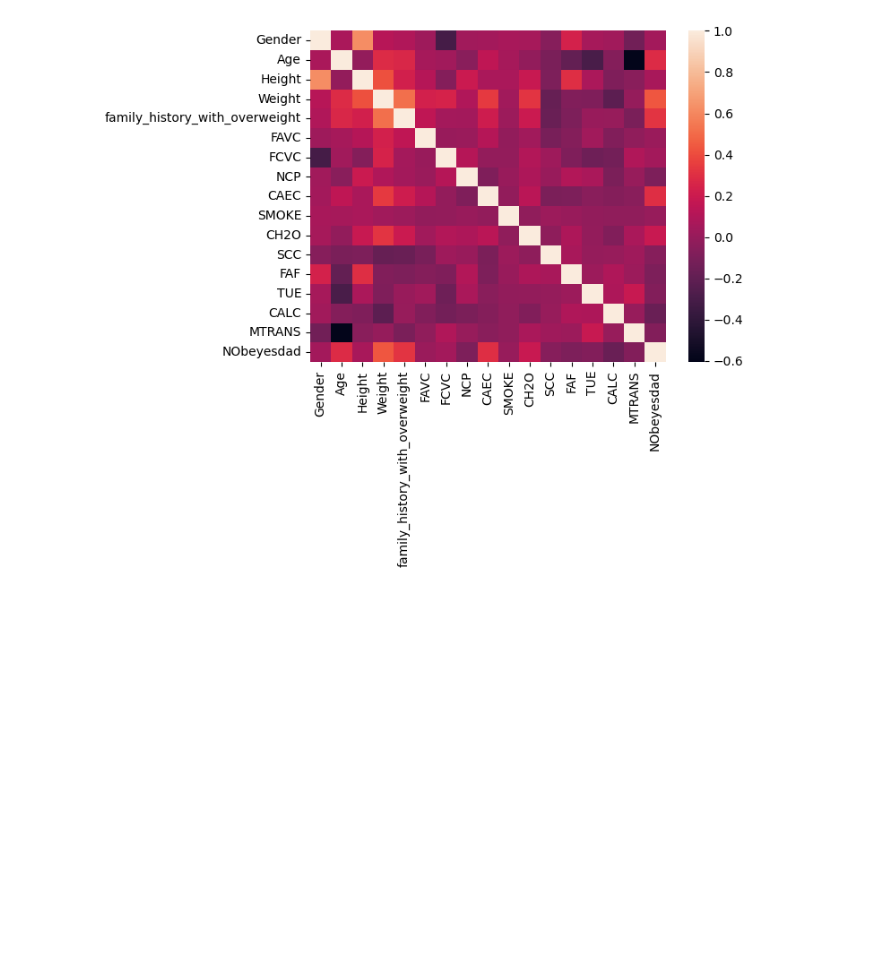
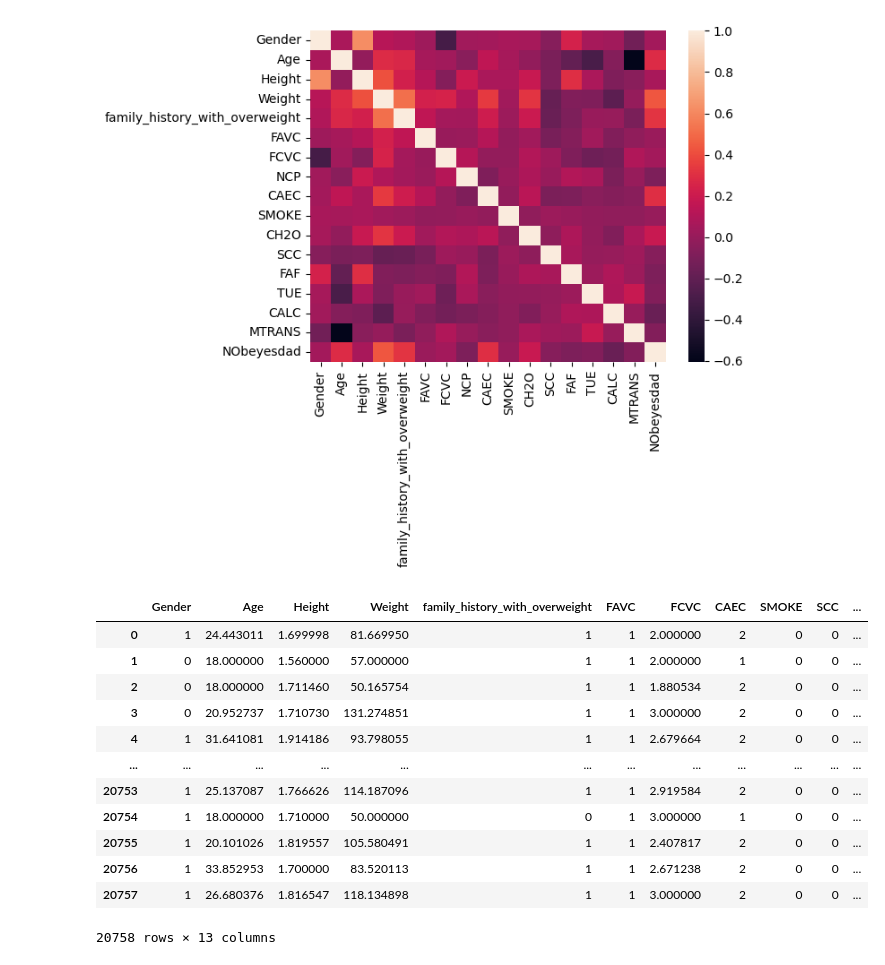
Before and after one commit to capybara-brain346/Obesity-Risk-Classification, a Jupyter notebook: data/data_analysis.ipynb, the cells around one changed output. Drawn from its saved outputs; the diff is of its cells as text; code cells hidden in the pictures; blank space fills up the shorter version.

```diff
--- a/data/data_analysis.ipynb
+++ b/data/data_analysis.ipynb
@@ -119,3 +130,21 @@ sns.heatmap(obesity_data.corr())
 # %% [output]
 <Axes: >
 [figure]
+# %%
+obesity_data = obesity_data.drop(['CH2O','NCP','MTRANS','TUE'],axis=1)
+# %%
+obesity_data
+# %% [output]
+|  | Gender | Age | Height | Weight | family_history_with_overweight | FAVC | FCVC | CAEC | SMOKE | SCC | ... |
+| 0 | 1 | 24.443011 | 1.699998 | 81.669950 | 1 | 1 | 2.000000 | 2 | 0 | 0 | ... |
+| 1 | 0 | 18.000000 | 1.560000 | 57.000000 | 1 | 1 | 2.000000 | 1 | 0 | 0 | ... |
+| 2 | 0 | 18.000000 | 1.711460 | 50.165754 | 1 | 1 | 1.880534 | 2 | 0 | 0 | ... |
+| 3 | 0 | 20.952737 | 1.710730 | 131.274851 | 1 | 1 | 3.000000 | 2 | 0 | 0 | ... |
+| 4 | 1 | 31.641081 | 1.914186 | 93.798055 | 1 | 1 | 2.679664 | 2 | 0 | 0 | ... |
+| ... | ... | ... | ... | ... | ... | ... | ... | ... | ... | ... | ... |
+| 20753 | 1 | 25.137087 | 1.766626 | 114.187096 | 1 | 1 | 2.919584 | 2 | 0 | 0 | ... |
+| 20754 | 1 | 18.000000 | 1.710000 | 50.000000 | 0 | 1 | 3.000000 | 1 | 0 | 0 | ... |
+| 20755 | 1 | 20.101026 | 1.819557 | 105.580491 | 1 | 1 | 2.407817 | 2 | 0 | 0 | ... |
+| 20756 | 1 | 33.852953 | 1.700000 | 83.520113 | 1 | 1 | 2.671238 | 2 | 0 | 0 | ... |
+| 20757 | 1 | 26.680376 | 1.816547 | 118.134898 | 1 | 1 | 3.000000 | 2 | 0 | 0 | ... |
+20758 rows × 13 columns
```
Also changed, not shown: parts of 3 cells of this notebook, 4 other files.
